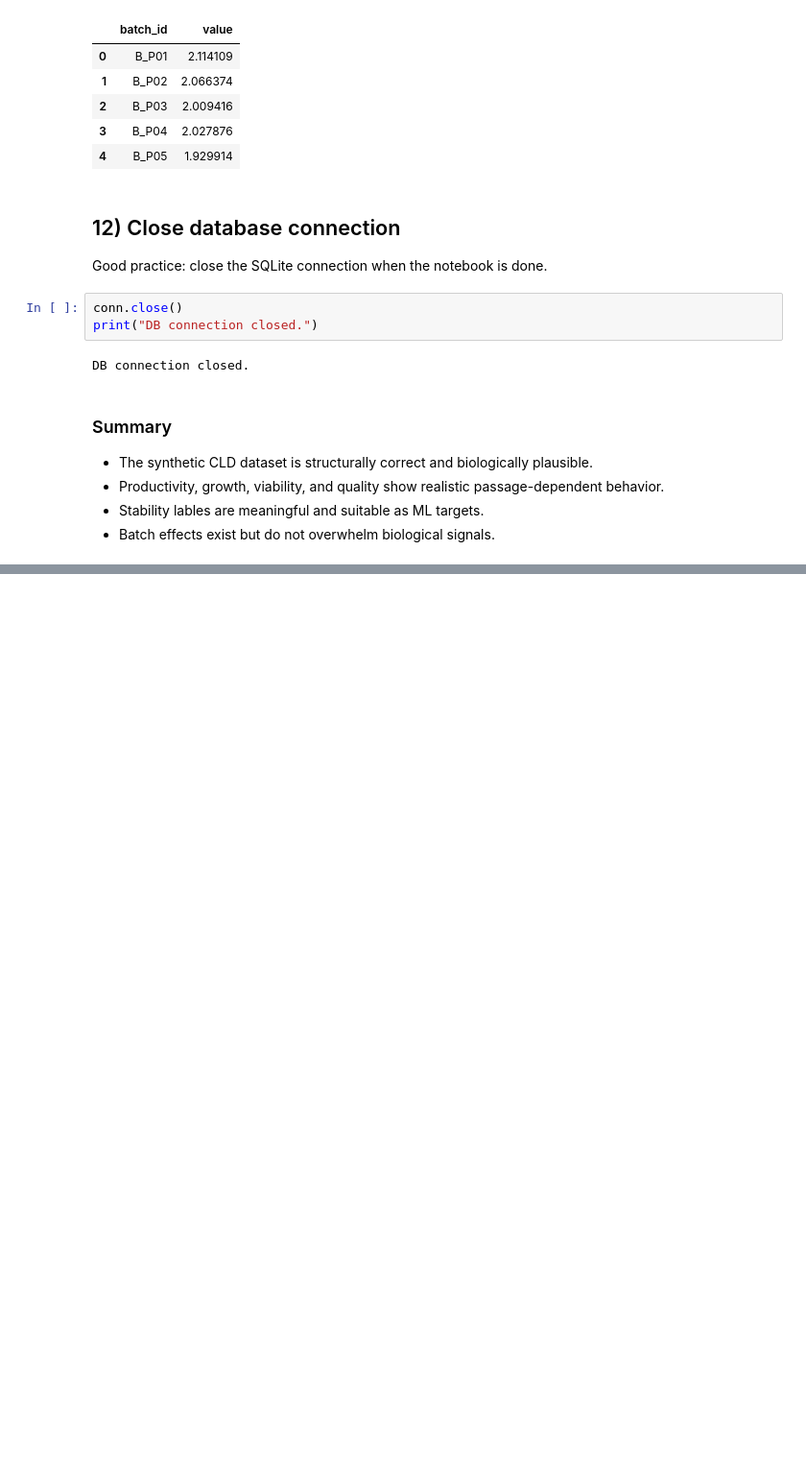
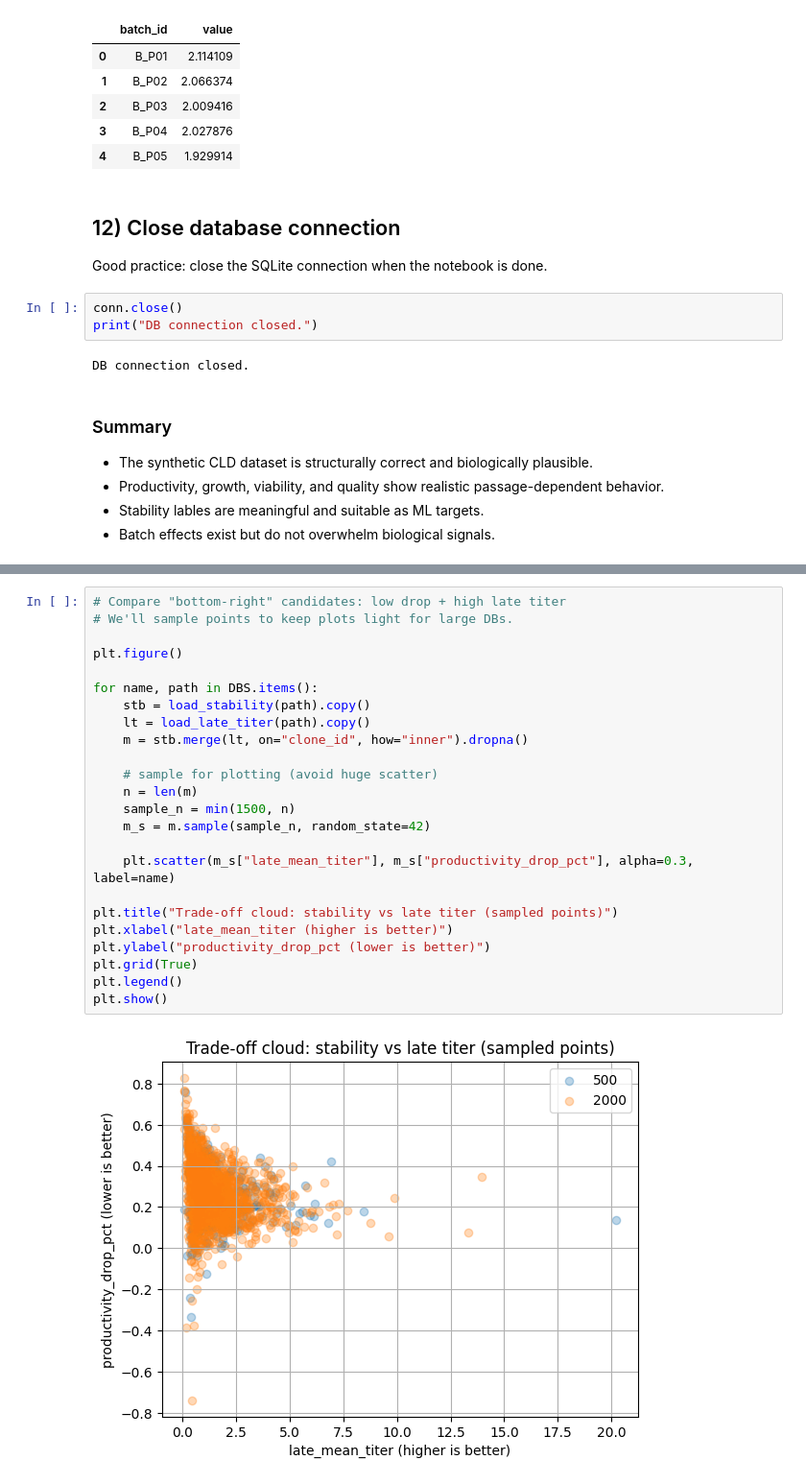
Before and after one commit to Sanghee-L/CLD_ML_PIPELINE, a Jupyter notebook: notebooks/01_explore_synthetic_data.ipynb, the cells around one changed output, grey strips where cells are left out. Shown at 96% size. Saved outputs shown, nothing was run; the diff lists cells and outputs as text; blank space fills up the shorter version.

```diff
--- a/notebooks/01_explore_synthetic_data.ipynb
+++ b/notebooks/01_explore_synthetic_data.ipynb
@@ -479,0 +597,26 @@ DB connection closed.
+# %%
+# Compare "bottom-right" candidates: low drop + high late titer
+# We'll sample points to keep plots light for large DBs.
+
+plt.figure()
+
+for name, path in DBS.items():
+    stb = load_stability(path).copy()
+    lt = load_late_titer(path).copy()
+    m = stb.merge(lt, on="clone_id", how="inner").dropna()
+
+    # sample for plotting (avoid huge scatter)
+    n = len(m)
+    sample_n = min(1500, n)
+    m_s = m.sample(sample_n, random_state=42)
+
+    plt.scatter(m_s["late_mean_titer"], m_s["productivity_drop_pct"], alpha=0.3, label=name)
+
+plt.title("Trade-off cloud: stability vs late titer (sampled points)")
+plt.xlabel("late_mean_titer (higher is better)")
+plt.ylabel("productivity_drop_pct (lower is better)")
+plt.grid(True)
+plt.legend()
+plt.show()
+# %% [output]
+[figure, added]
```
Also changed, not shown: parts of 5 cells of this notebook, 17 other files.
